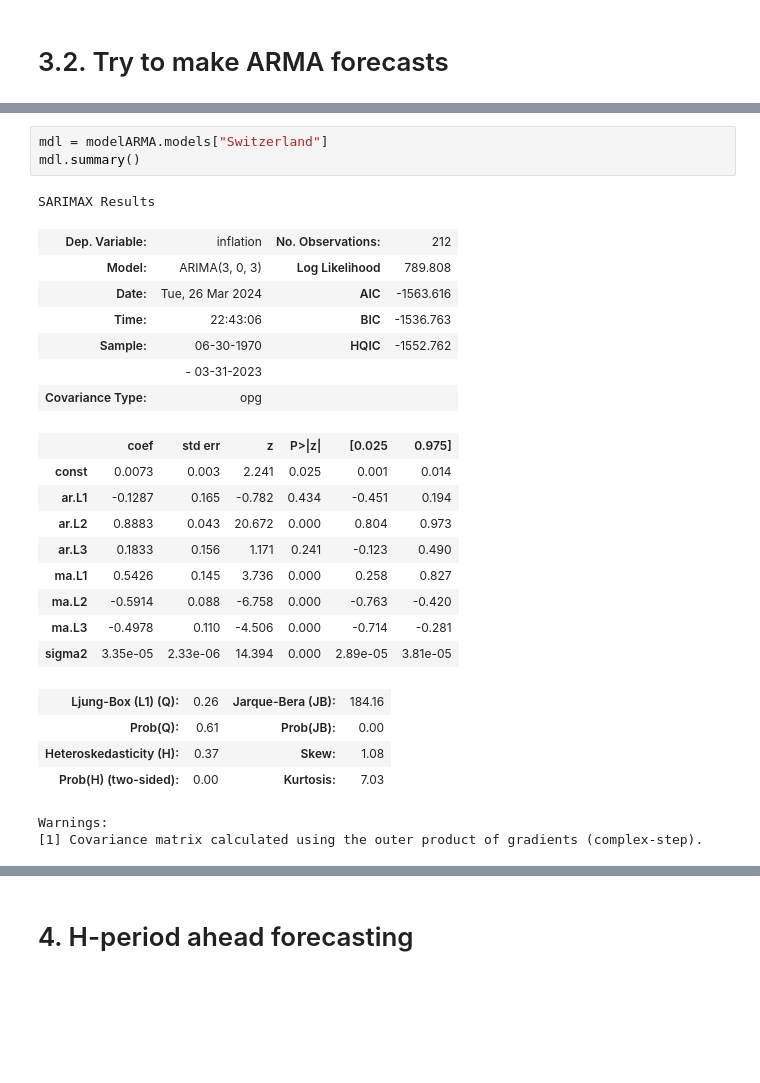
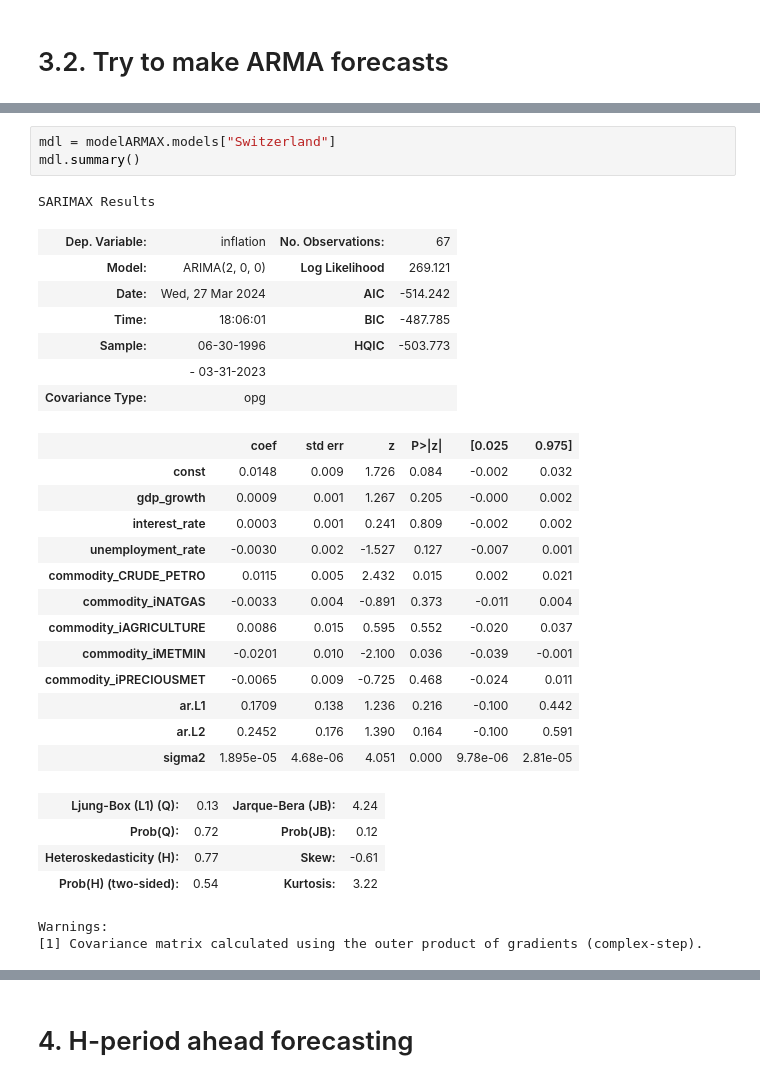
Before and after one commit to mvanaltvorst/seminar, a Jupyter notebook: notebooks/models/armax_model.ipynb, the cells around one changed output, grey strips where cells are left out. Drawn from its saved outputs; the diff is of its cells as text; blank space fills up the shorter version.

```diff
--- a/notebooks/models/armax_model.ipynb
+++ b/notebooks/models/armax_model.ipynb
@@ -248,28 +248,32 @@ data
 # %%
-mdl = modelARMA.models["Switzerland"]
+mdl = modelARMAX.models["Switzerland"]
 mdl.summary()
 # %% [output]
 SARIMAX Results
-| Dep. Variable: | inflation | No. Observations: | 212 |
-| Model: | ARIMA(3, 0, 3) | Log Likelihood | 789.808 |
-| Date: | Tue, 26 Mar 2024 | AIC | -1563.616 |
-| Time: | 22:43:06 | BIC | -1536.763 |
-| Sample: | 06-30-1970 | HQIC | -1552.762 |
+| Dep. Variable: | inflation | No. Observations: | 67 |
+| Model: | ARIMA(2, 0, 0) | Log Likelihood | 269.121 |
+| Date: | Wed, 27 Mar 2024 | AIC | -514.242 |
+| Time: | 18:06:01 | BIC | -487.785 |
+| Sample: | 06-30-1996 | HQIC | -503.773 |
 |  | - 03-31-2023 |  |  |
 | Covariance Type: | opg |  |  |
 |  | coef | std err | z | P>|z| | [0.025 | 0.975] |
-| const | 0.0073 | 0.003 | 2.241 | 0.025 | 0.001 | 0.014 |
-| ar.L1 | -0.1287 | 0.165 | -0.782 | 0.434 | -0.451 | 0.194 |
-| ar.L2 | 0.8883 | 0.043 | 20.672 | 0.000 | 0.804 | 0.973 |
-| ar.L3 | 0.1833 | 0.156 | 1.171 | 0.241 | -0.123 | 0.490 |
-| ma.L1 | 0.5426 | 0.145 | 3.736 | 0.000 | 0.258 | 0.827 |
-| ma.L2 | -0.5914 | 0.088 | -6.758 | 0.000 | -0.763 | -0.420 |
-| ma.L3 | -0.4978 | 0.110 | -4.506 | 0.000 | -0.714 | -0.281 |
-| sigma2 | 3.35e-05 | 2.33e-06 | 14.394 | 0.000 | 2.89e-05 | 3.81e-05 |
+| const | 0.0148 | 0.009 | 1.726 | 0.084 | -0.002 | 0.032 |
+| gdp_growth | 0.0009 | 0.001 | 1.267 | 0.205 | -0.000 | 0.002 |
+| interest_rate | 0.0003 | 0.001 | 0.241 | 0.809 | -0.002 | 0.002 |
+| unemployment_rate | -0.0030 | 0.002 | -1.527 | 0.127 | -0.007 | 0.001 |
+| commodity_CRUDE_PETRO | 0.0115 | 0.005 | 2.432 | 0.015 | 0.002 | 0.021 |
+| commodity_iNATGAS | -0.0033 | 0.004 | -0.891 | 0.373 | -0.011 | 0.004 |
+| commodity_iAGRICULTURE | 0.0086 | 0.015 | 0.595 | 0.552 | -0.020 | 0.037 |
+| commodity_iMETMIN | -0.0201 | 0.010 | -2.100 | 0.036 | -0.039 | -0.001 |
+| commodity_iPRECIOUSMET | -0.0065 | 0.009 | -0.725 | 0.468 | -0.024 | 0.011 |
+| ar.L1 | 0.1709 | 0.138 | 1.236 | 0.216 | -0.100 | 0.442 |
+| ar.L2 | 0.2452 | 0.176 | 1.390 | 0.164 | -0.100 | 0.591 |
+| sigma2 | 1.895e-05 | 4.68e-06 | 4.051 | 0.000 | 9.78e-06 | 2.81e-05 |
-| Ljung-Box (L1) (Q): | 0.26 | Jarque-Bera (JB): | 184.16 |
-| Prob(Q): | 0.61 | Prob(JB): | 0.00 |
-| Heteroskedasticity (H): | 0.37 | Skew: | 1.08 |
-| Prob(H) (two-sided): | 0.00 | Kurtosis: | 7.03 |
+| Ljung-Box (L1) (Q): | 0.13 | Jarque-Bera (JB): | 4.24 |
+| Prob(Q): | 0.72 | Prob(JB): | 0.12 |
+| Heteroskedasticity (H): | 0.77 | Skew: | -0.61 |
+| Prob(H) (two-sided): | 0.54 | Kurtosis: | 3.22 |
 Warnings:
 [1] Covariance matrix calculated using the outer product of gradients (complex-step).
 # %%
```
Also changed, not shown: parts of 20 cells of this notebook, 1 other file.
